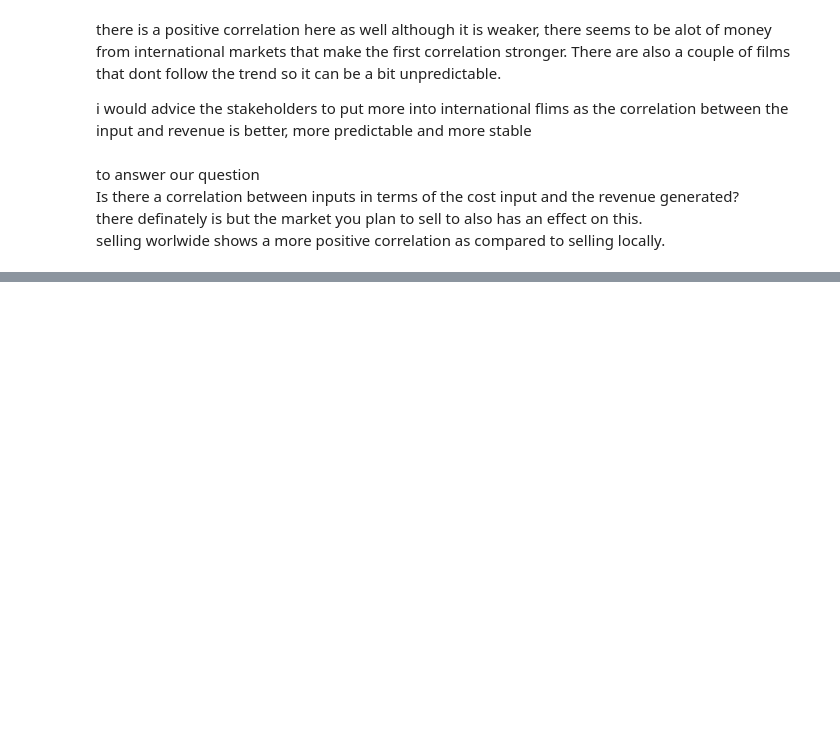
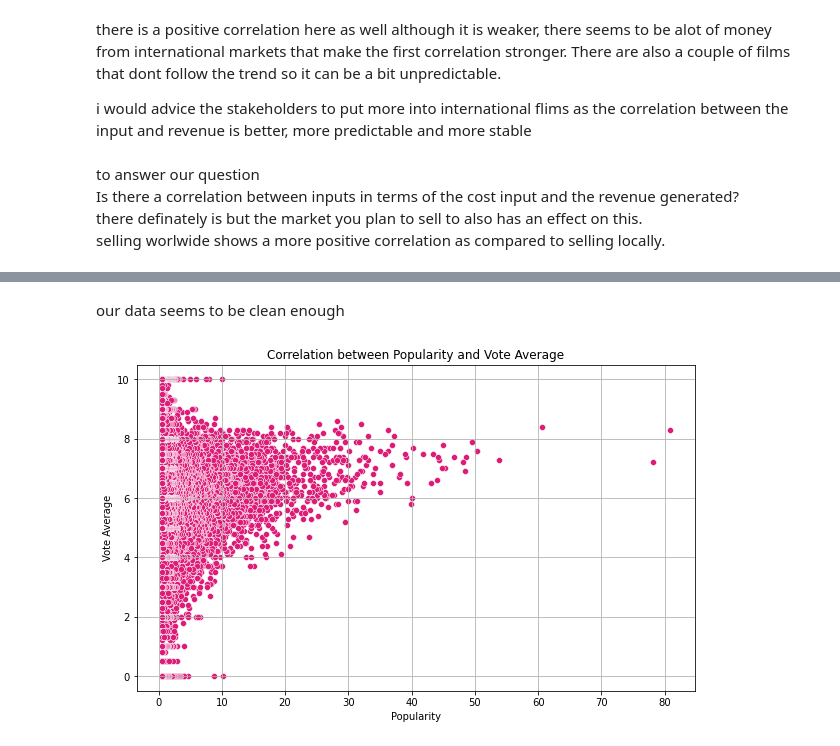
Before and after one commit to Sandrakiptumm/DSC-Phase-One-Project, a Jupyter notebook: student.ipynb, the cells around one changed output, grey strips where cells are left out. Drawn from its saved outputs; the diff is of its cells as text; code cells hidden in the pictures; blank space fills up the shorter version.

```diff
--- a/student.ipynb
+++ b/student.ipynb
@@ -446,0 +505,4 @@ selling worlwide shows a more positive correlation as compared to selling locall
+# %%
+#drop the duplicated rows
+tmdb_data = tmdb_data.drop_duplicates(subset='id')
+tmdb_data.head()
@@ -446,0 +516,13 @@ selling worlwide shows a more positive correlation as compared to selling locall
+# %% [markdown]
+our data seems to be clean enough
+# %%
+
+plt.figure(figsize=(10, 6))
+sns.scatterplot(data=tmdb_data, x= "popularity", y="vote_average",color="#dd1c77")#some color for the girlies
+plt.title("Correlation between Popularity and Vote Average")
+plt.xlabel("Popularity")
+plt.ylabel("Vote Average")
+plt.grid(True)
+plt.show()
+# %% [output]
+[figure, added]
```
Also changed, not shown: parts of 10 cells of this notebook.
